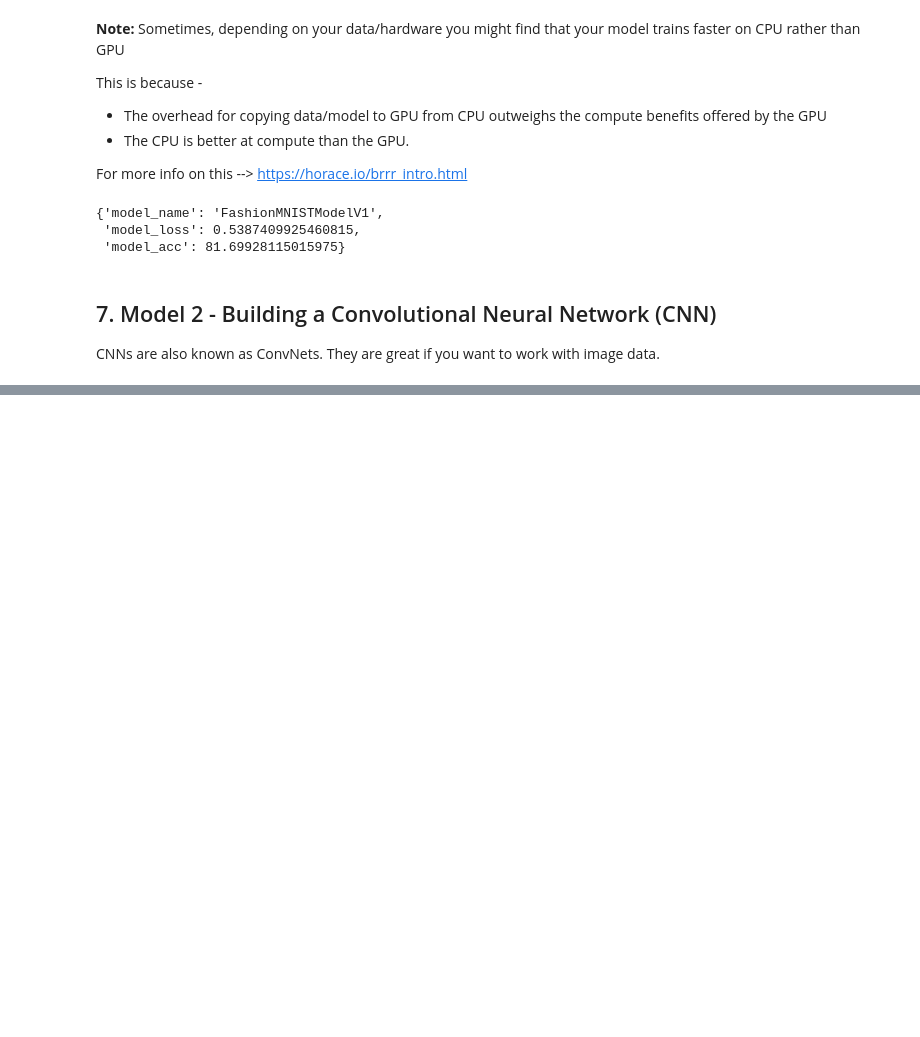
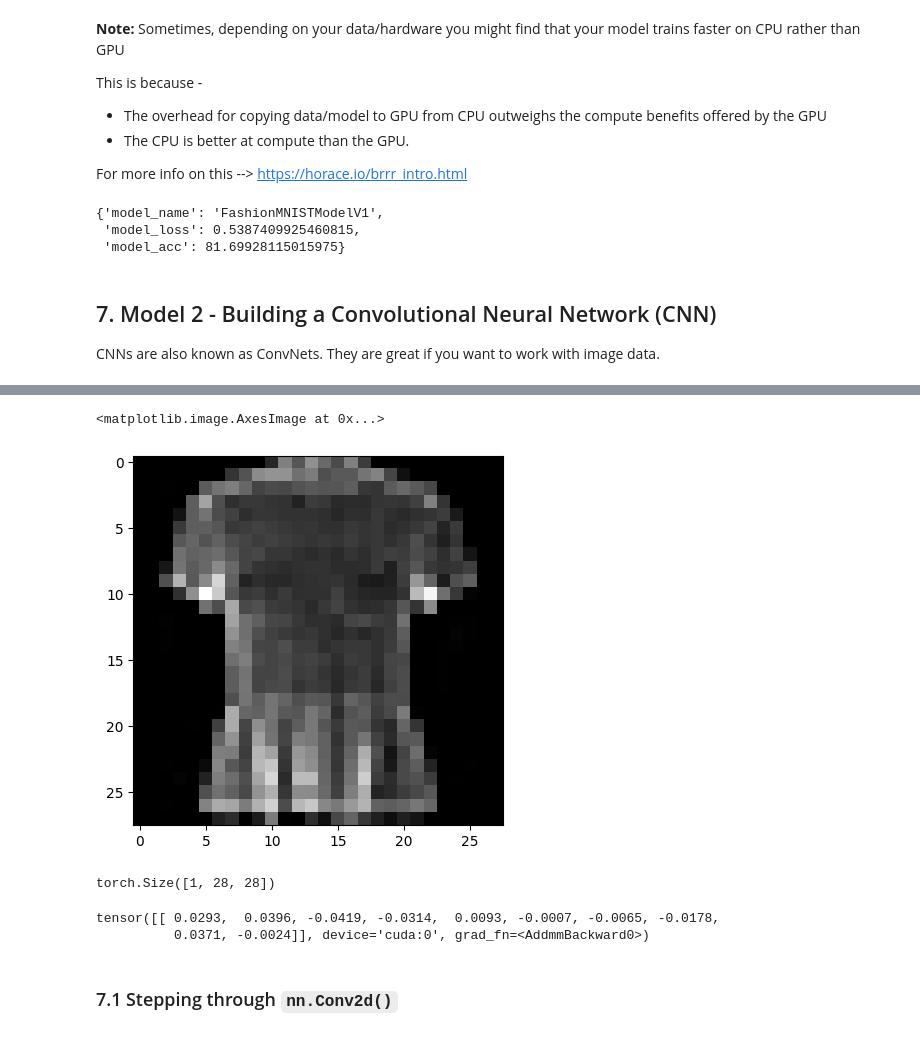
Before and after one commit to suryansh-sinha/Learning-PyTorch, a Jupyter notebook: Daniel Bourke/03_PyTorch_Computer_Vision.ipynb, the cells around one changed output, grey strips where cells are left out. Cells and saved outputs as stored; diff of their text form; code cells hidden in the pictures; blank space fills up the shorter version.

Commit message:
Update 03_PyTorch_Computer_Vision

```diff
--- a/Daniel Bourke/03_PyTorch_Computer_Vision.ipynb
+++ b/Daniel Bourke/03_PyTorch_Computer_Vision.ipynb
@@ -838,0 +856,17 @@ class FashionMNISTModelv2():
+# %%
+plt.imshow(image.squeeze(0), cmap='gray')
+# %% [output]
+<matplotlib.image.AxesImage at 0x...>
+[figure, added]
+# %%
+image.shape
+# %% [output]
+torch.Size([1, 28, 28])
+# %%
+# Pass image through model to check if its working or not
+model2(image.unsqueeze(dim=0).to(device))
+# %% [output]
+tensor([[ 0.0293,  0.0396, -0.0419, -0.0314,  0.0093, -0.0007, -0.0065, -0.0178,
+          0.0371, -0.0024]], device='cuda:0', grad_fn=<AddmmBackward0>)
+# %% [markdown]
+### 7.1 Stepping through `nn.Conv2d()`
```
Also changed, not shown: parts of 39 cells of this notebook, 1 other file.
